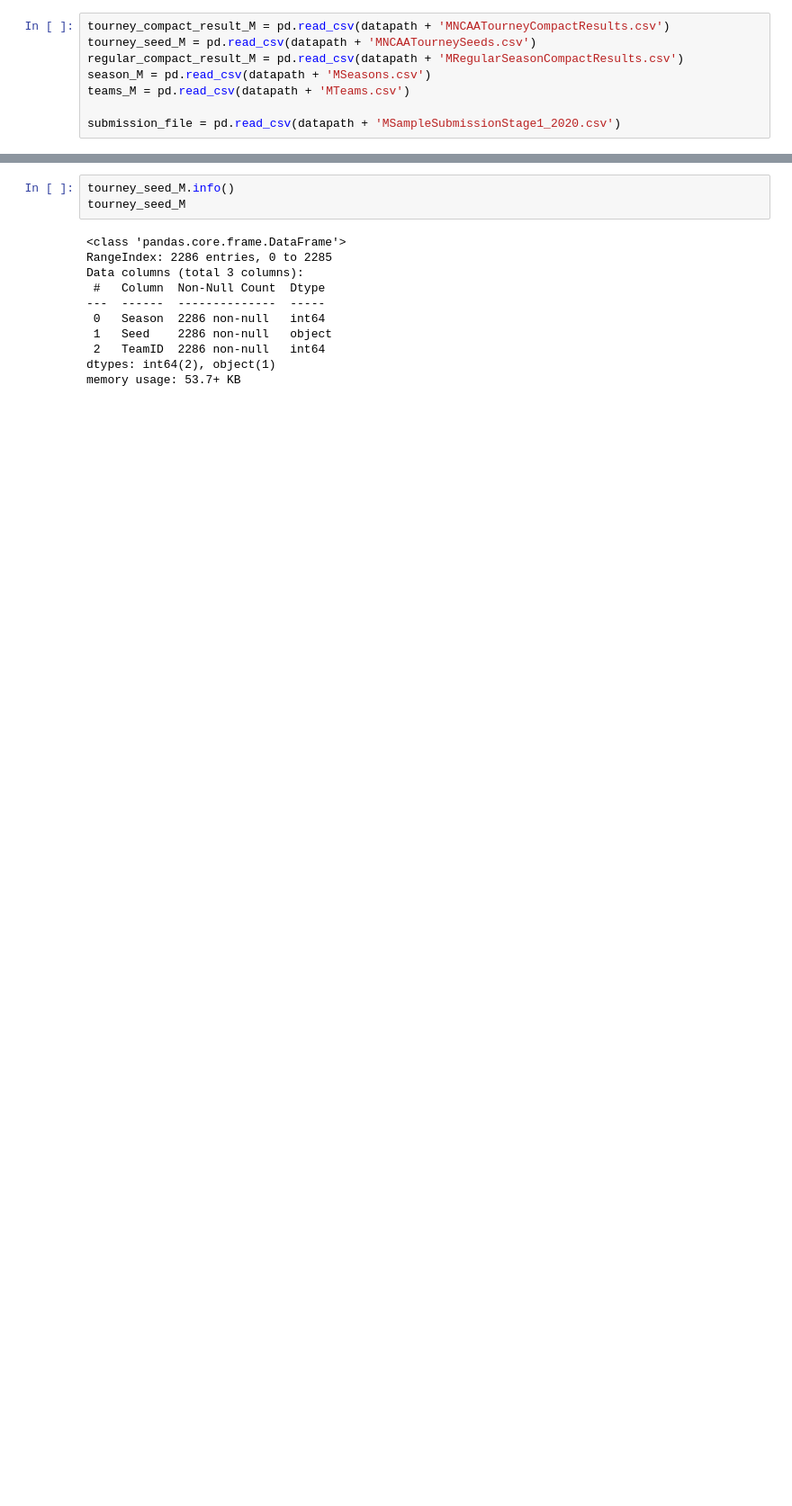
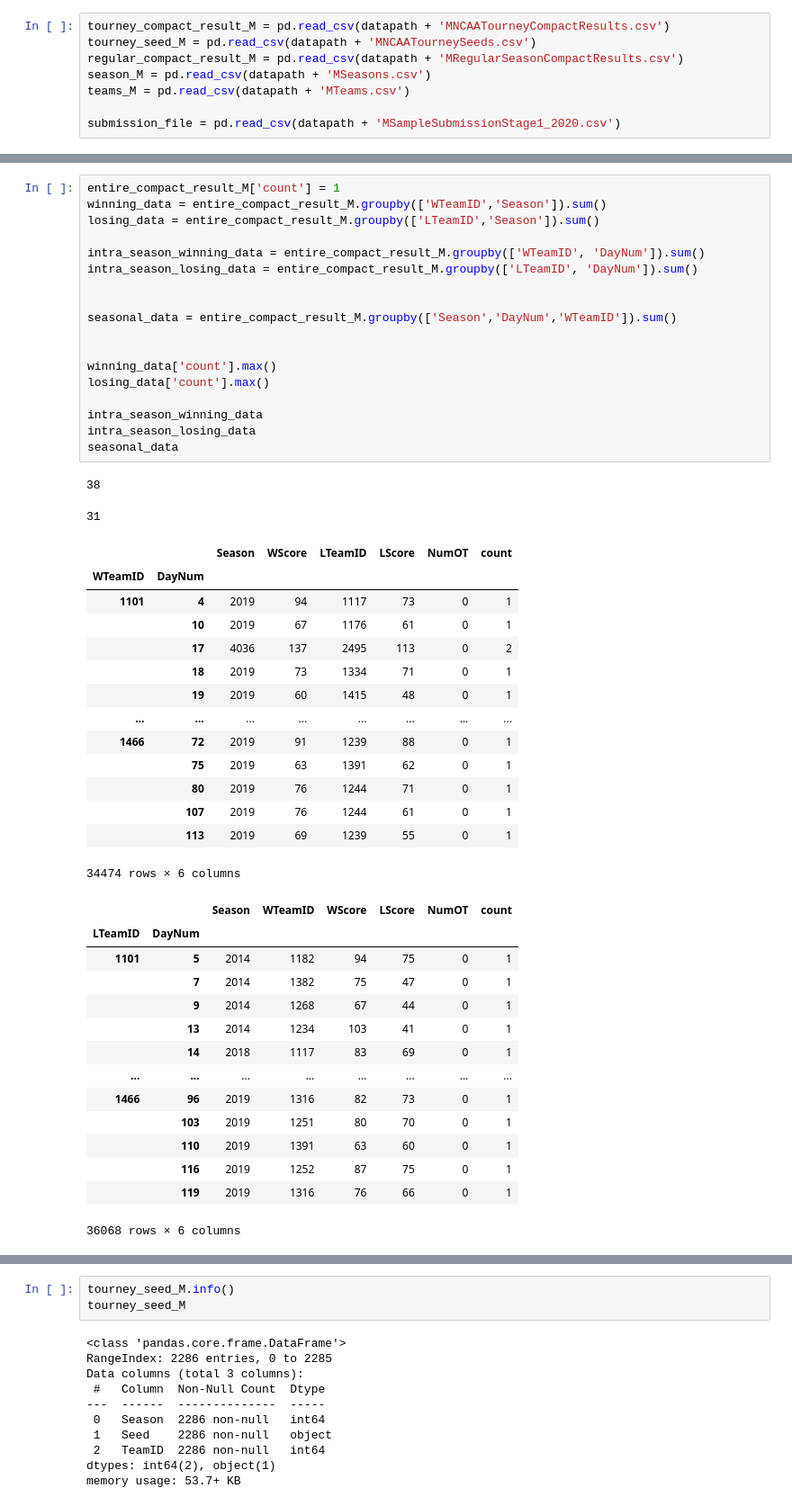
Before and after one commit to YT-Hwang/Kaggle_Competion, a Jupyter notebook: Google Cloud & NCAA® ML Competition 2020-NCAAM/EDA.ipynb, the cells around one changed output, grey strips where cells are left out. Shown at 90% size. Cells and saved outputs as stored; diff of their text form; blank space fills up the shorter version.

```diff
--- a/Google Cloud & NCAA® ML Competition 2020-NCAAM/EDA.ipynb
+++ b/Google Cloud & NCAA® ML Competition 2020-NCAAM/EDA.ipynb
@@ -165,0 +206,49 @@ plt.plot(chronological['LScore'])
+# %%
+entire_compact_result_M['count'] = 1
+winning_data = entire_compact_result_M.groupby(['WTeamID','Season']).sum()
+losing_data = entire_compact_result_M.groupby(['LTeamID','Season']).sum()
+
+intra_season_winning_data = entire_compact_result_M.groupby(['WTeamID', 'DayNum']).sum()
+intra_season_losing_data = entire_compact_result_M.groupby(['LTeamID', 'DayNum']).sum()
+
+
+seasonal_data = entire_compact_result_M.groupby(['Season','DayNum','WTeamID']).sum()
+
+
+winning_data['count'].max()
+losing_data['count'].max()
+
+intra_season_winning_data
+intra_season_losing_data
+seasonal_data
+# %% [output]
+38
+31
+|  |  | Season | WScore | LTeamID | LScore | NumOT | count |
+| WTeamID | DayNum |  |  |  |  |  |  |
+| 1101 | 4 | 2019 | 94 | 1117 | 73 | 0 | 1 |
+|  | 10 | 2019 | 67 | 1176 | 61 | 0 | 1 |
+|  | 17 | 4036 | 137 | 2495 | 113 | 0 | 2 |
+|  | 18 | 2019 | 73 | 1334 | 71 | 0 | 1 |
+|  | 19 | 2019 | 60 | 1415 | 48 | 0 | 1 |
+| ... | ... | ... | ... | ... | ... | ... | ... |
+| 1466 | 72 | 2019 | 91 | 1239 | 88 | 0 | 1 |
+|  | 75 | 2019 | 63 | 1391 | 62 | 0 | 1 |
+|  | 80 | 2019 | 76 | 1244 | 71 | 0 | 1 |
+|  | 107 | 2019 | 76 | 1244 | 61 | 0 | 1 |
+|  | 113 | 2019 | 69 | 1239 | 55 | 0 | 1 |
+34474 rows × 6 columns
+|  |  | Season | WTeamID | WScore | LScore | NumOT | count |
+| LTeamID | DayNum |  |  |  |  |  |  |
+| 1101 | 5 | 2014 | 1182 | 94 | 75 | 0 | 1 |
+|  | 7 | 2014 | 1382 | 75 | 47 | 0 | 1 |
+|  | 9 | 2014 | 1268 | 67 | 44 | 0 | 1 |
+|  | 13 | 2014 | 1234 | 103 | 41 | 0 | 1 |
+|  | 14 | 2018 | 1117 | 83 | 69 | 0 | 1 |
+| ... | ... | ... | ... | ... | ... | ... | ... |
+| 1466 | 96 | 2019 | 1316 | 82 | 73 | 0 | 1 |
+|  | 103 | 2019 | 1251 | 80 | 70 | 0 | 1 |
+|  | 110 | 2019 | 1391 | 63 | 60 | 0 | 1 |
+|  | 116 | 2019 | 1252 | 87 | 75 | 0 | 1 |
+|  | 119 | 2019 | 1316 | 76 | 66 | 0 | 1 |
+36068 rows × 6 columns
```
Also changed, not shown: parts of 20 cells of this notebook, 2 other files.
